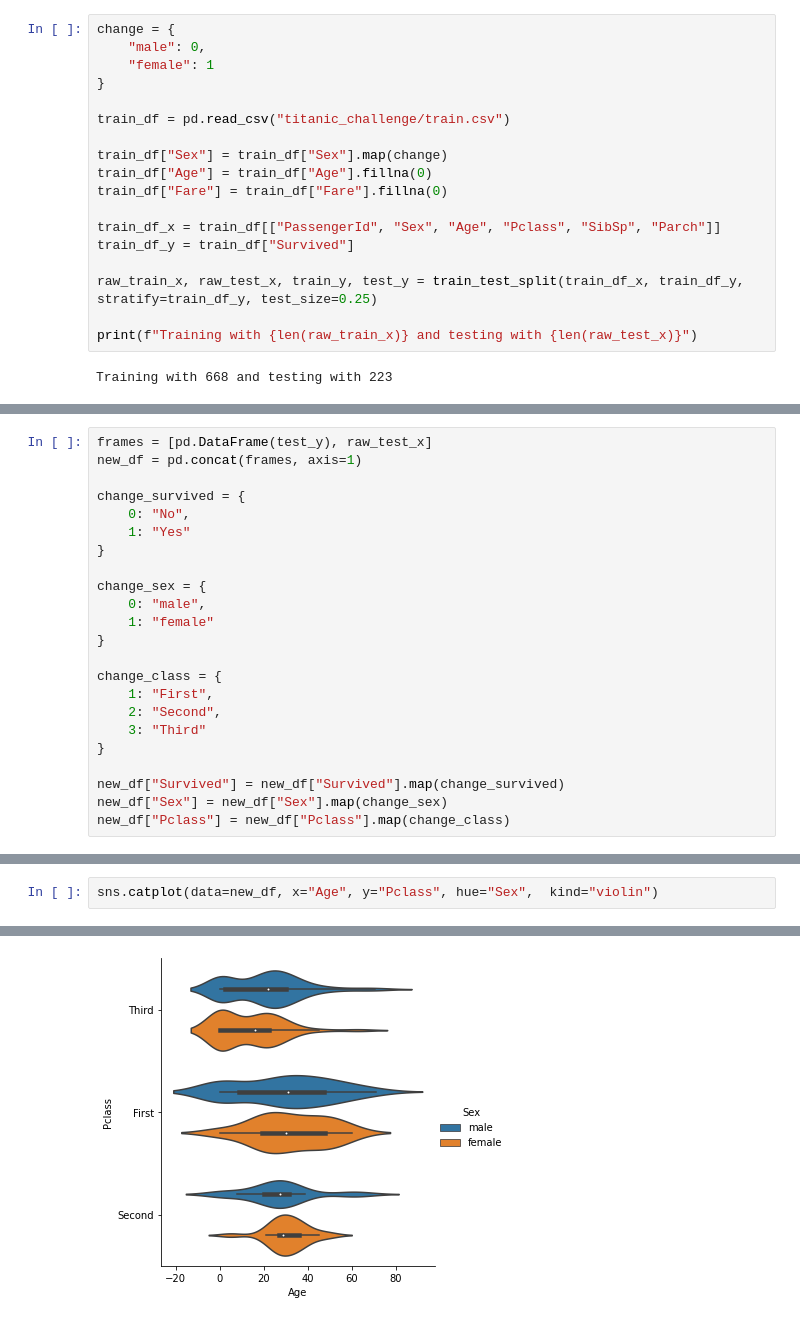
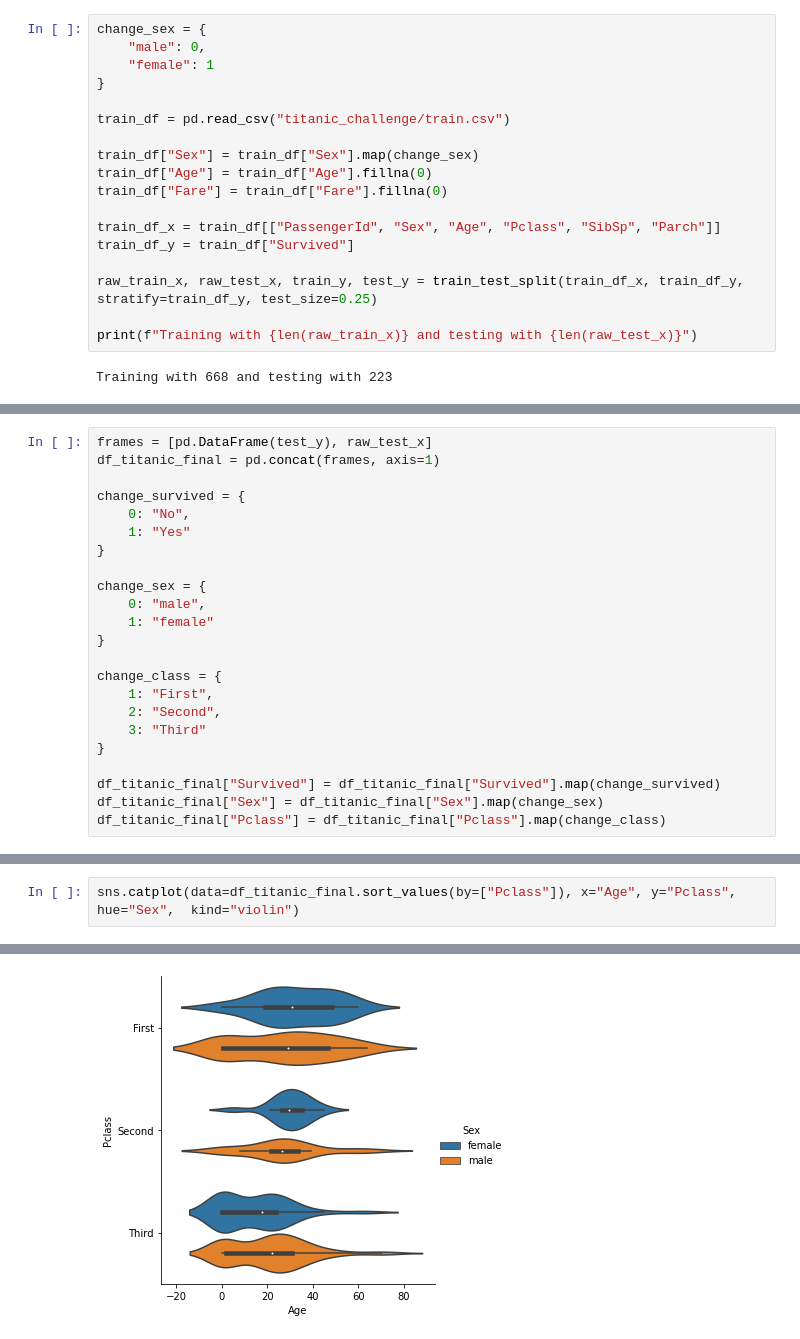
Before and after one commit to Hir4/ml-titanic, a Jupyter notebook: titanic.ipynb, the cells around one changed output, grey strips where cells are left out. Cells and saved outputs as stored; diff of their text form.

```diff
--- a/titanic.ipynb
+++ b/titanic.ipynb
@@ -13,14 +13,14 @@ from sklearn.model_selection import train_test_split
 SEED = 5
 np.random.seed(SEED)
 # %%
-change = {
+change_sex = {
     "male": 0,
     "female": 1
 }
 
 train_df = pd.read_csv("titanic_challenge/train.csv")
 
-train_df["Sex"] = train_df["Sex"].map(change)
+train_df["Sex"] = train_df["Sex"].map(change_sex)
 train_df["Age"] = train_df["Age"].fillna(0)
 train_df["Fare"] = train_df["Fare"].fillna(0)
 
@@ -54,7 +56,7 @@ Baseline accuracy was 61.68%
 Accuracy was 83.41%
 # %%
 frames = [pd.DataFrame(test_y), raw_test_x]
-new_df = pd.concat(frames, axis=1)
+df_titanic_final = pd.concat(frames, axis=1)
 
 change_survived = {
     0: "No",
@@ -72,6 +74,6 @@ change_class = {
     3: "Third"
 }
 
-new_df["Survived"] = new_df["Survived"].map(change_survived)
-new_df["Sex"] = new_df["Sex"].map(change_sex)
-new_df["Pclass"] = new_df["Pclass"].map(change_class)
+df_titanic_final["Survived"] = df_titanic_final["Survived"].map(change_survived)
+df_titanic_final["Sex"] = df_titanic_final["Sex"].map(change_sex)
+df_titanic_final["Pclass"] = df_titanic_final["Pclass"].map(change_class)
@@ -123,5 +174,5 @@ We can affirm that **Third Class** has young people than others, while **Second
 # %%
-sns.catplot(data=new_df, x="Age", y="Pclass", hue="Sex",  kind="violin")
+sns.catplot(data=df_titanic_final.sort_values(by=["Pclass"]), x="Age", y="Pclass", hue="Sex",  kind="violin")
 # %% [output]
 <seaborn.axisgrid.FacetGrid at 0x...>
-[figure, old version]
+[figure, new version]
```
Also changed, not shown: parts of 18 cells of this notebook.
